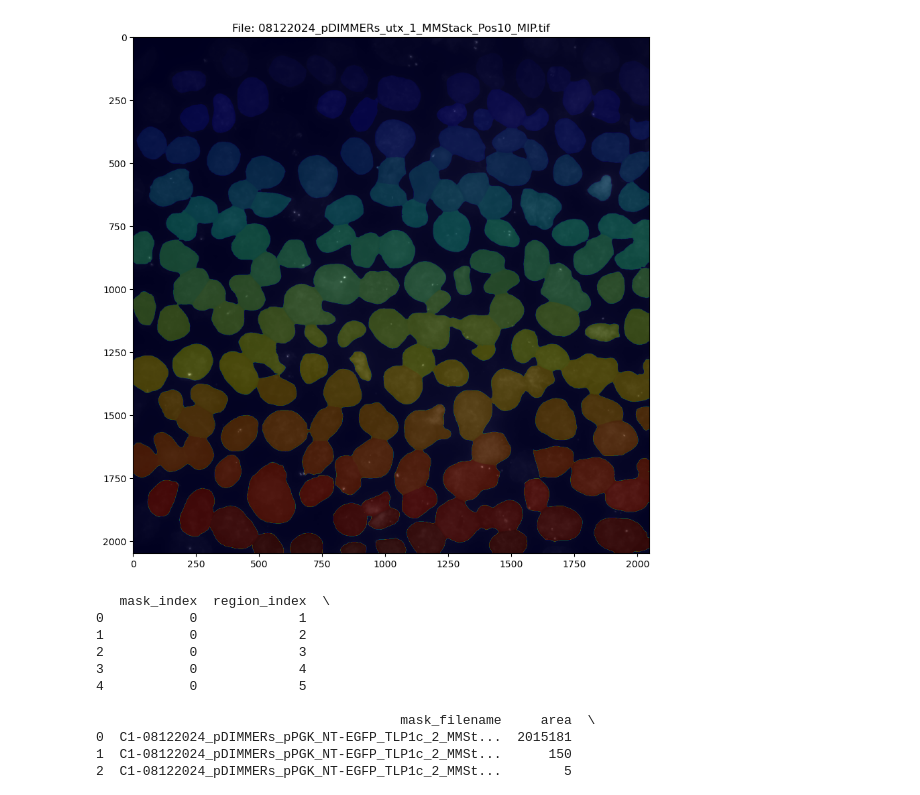
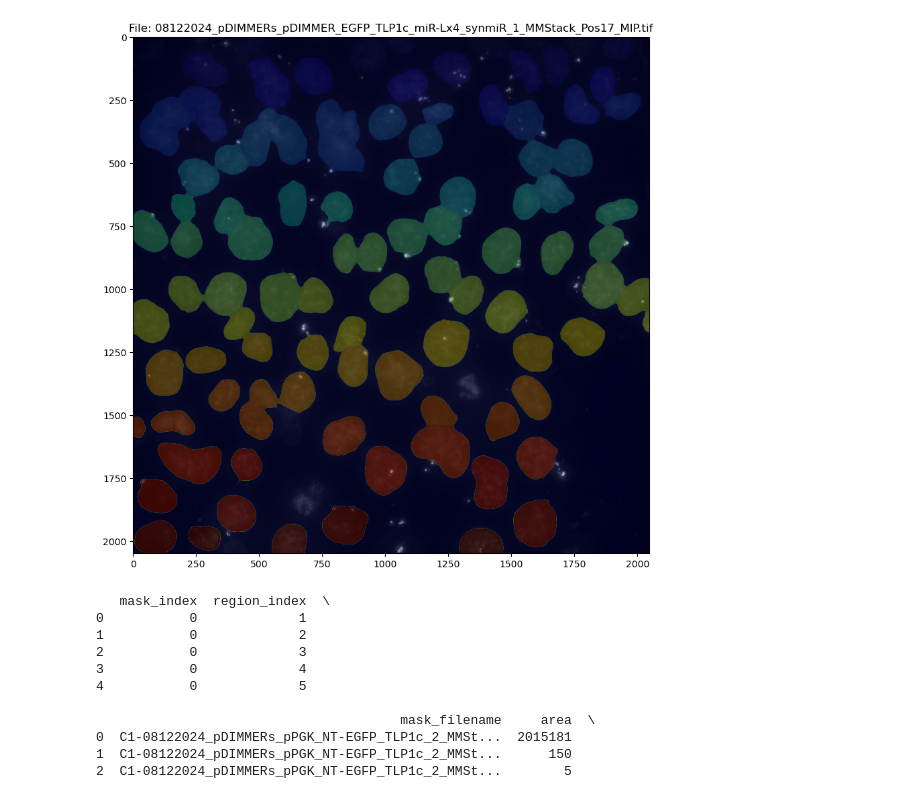
Before and after one commit to tasnimtazzy/DIMMERS, a Jupyter notebook: notebooks/img-explorer-dtm.ipynb, the cells around one changed output. Drawn from its saved outputs; the diff is of its cells as text; code cells hidden in the pictures.

```diff
--- a/notebooks/img-explorer-dtm.ipynb
+++ b/notebooks/img-explorer-dtm.ipynb
@@ -138,35 +139,35 @@ logging.info(f"Matched {len(matched_indices)} images with masks. Missing masks f
 # Overlay the corresponding mask on a channel (given as c) of a given image
 # to visually inspect
 
 # Specify the index of the image to check
 # and the channel to plot — remember CH1 for ImageJ but channel 0 for Python!
-image_index = 20 # Replace with the desired index
+image_index = 25 # Replace with the desired index
 c = 0 # remember the channel order in these images
 
 # Find the corresponding mask index
 # and define the image and mask pair
 mask_index = [pair[1] for pair in matched_indices if pair[0] == image_index][0]
 
 my_image = all_images['image'][image_index]
 image_file = file_names['image'][image_index]
 my_mask_n = all_images['mask_n'][mask_index]
 
 # Select the c channel
 channel_image = my_image[c, ...]
 
 # Overlay the mask on the rest of the image if they have the same dimensions
 if channel_image.shape != my_mask_n.shape:
     print("Warning: The image and mask sizes do not match. Please check your data.")
 else:
     overlay = np.ma.masked_where(my_mask_n == 0, my_mask_n)
     plt.figure(figsize=(10, 10))
     plt.imshow(channel_image, cmap='gray')  # Display the selected channel in grayscale
     plt.imshow(my_mask_n, cmap='jet', alpha=0.25)  # Overlay the mask with transparency
     plt.title(f'File: {image_file}')
     #plt.axis('off')  # Turn off axis labels
     plt.show()
 # %% [output]
-[figure, old version]
+[figure, new version]
 # %%
 # CHUNK 3 (optional) #
 # Background analysis
```
Also changed, not shown: parts of 17 cells of this notebook, 1 other file.
